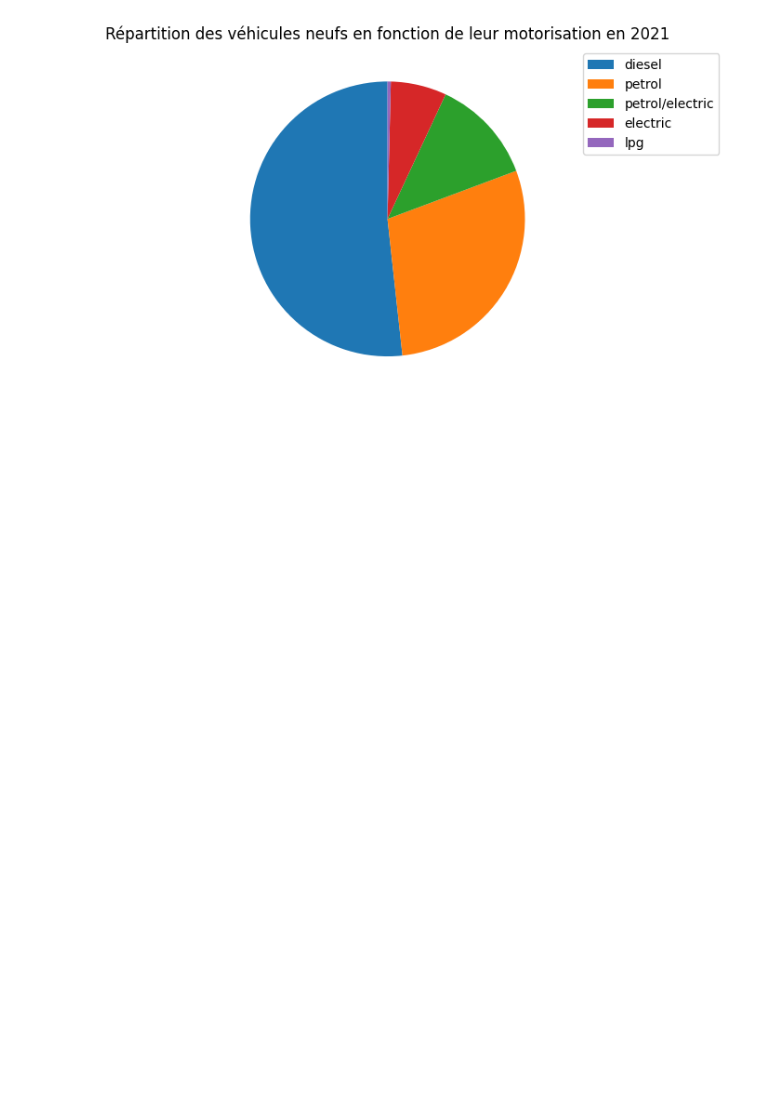
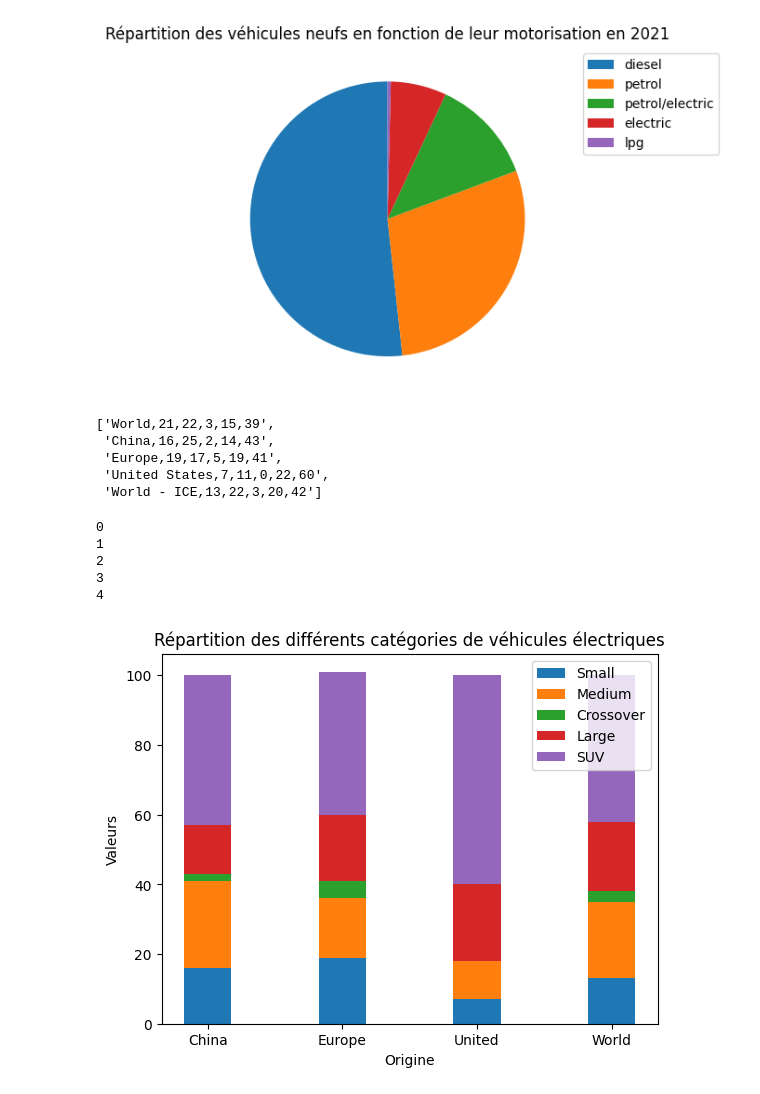
Before and after one commit to antoine-palazz/PyCar, a Jupyter notebook: notebooks/notebooks_unique/data_viz_eaa.ipynb, the cells around one changed output. Cells and saved outputs as stored; diff of their text form; code cells hidden in the pictures; blank space fills up the shorter version.

```diff
--- a/notebooks/notebooks_unique/data_viz_eaa.ipynb
+++ b/notebooks/notebooks_unique/data_viz_eaa.ipynb
@@ -14,6 +20,6 @@ repartitionvehiculesneufs_path = os.path.join(cwd,"sect-ind-auto-immat-energie.x
 repartitionvehiculesneufs = pd.read_excel(repartitionvehiculesneufs_path,header=3,)
 # %%
-data_repartition_vehicles_2022path = os.path.join(cwd,"breakdown-of-available-cars-by-powertrain-and-segment-2022.csv")
-data_repartition_vehicles_2022 = pd.read_csv(data_repartition_vehicles_2022path, low_memory=False, delimiter=';').fillna(0)
+data_repartition_vehicles_2022path = os.path.join(cwd_parent,"DOWNLOAD","breakdown-of-available-cars-by-powertrain-and-segment-2022.csv")
+data_repartition_vehicles_2022 = pd.read_csv(data_repartition_vehicles_2022path, low_memory=False, delimiter=';', header=3).fillna(0)
 # %%
 repartitionvehiculesneufs = repartitionvehiculesneufs.loc[[0,1,2,3,4,5],:]
@@ -150,6 +165,14 @@ def extraire_nombres_lettres(chaine):
 
 
     return numeros, mot
+# %%
+liste
+# %% [output]
+['World,21,22,3,15,39',
+ 'China,16,25,2,14,43',
+ 'Europe,19,17,5,19,41',
+ 'United States,7,11,0,22,60',
+ 'World - ICE,13,22,3,20,42']
 # %%
 label= extraire_nombres_lettres(',Small ,Medium ,Crossover,Large ,SUV')[1]
 dico={}
@@ -159,14 +182,21 @@ for i in range(1,len(liste)):
 # %%
 dico_valeurs={}
 for i in range(len(label)):
+    print(i)
     list=[]
     for elem in dico.keys():
         list.append(dico[elem][i])
     dico_valeurs[label[i]]=np.array(list)
+# %% [output]
+0
+1
+2
+3
+4
 # %%
 dico_somme={} #dictionnaire utilisé pour empiler les barres sur le graphique
 i=1
-dico_somme[0]=np.array([0,0,0])
+dico_somme[0]=np.array([0,0,0,0])
 for elem in dico_valeurs:
     dico_somme[i]=dico_somme[i-1]+dico_valeurs[elem]
     i=i+1
@@ -174,30 +204,32 @@ for elem in dico_valeurs:
 
 categories = dico.keys()  #on donne les différentes catégories de véhicules
 dico_valeurs={}
 for i in range(len(label)):
     list=[]
     for elem in dico.keys():
         list.append(dico[elem][i])
     dico_valeurs[label[i]]=list
 
 
 fig, ax = plt.subplots()
 
 bar_width = 0.35  # Largeur des barres
 
 indices = np.arange(len(categories))
 
 i=0
 for elem in dico_valeurs:  #on trace les barres
     bar=ax.bar(indices, dico_valeurs[elem], bar_width, bottom=dico_somme[i], label=elem)
     i=i+1
 
 
 ax.set_xlabel('Origine')
 ax.set_ylabel('Valeurs')
 ax.set_title('Répartition des différents catégories de véhicules électriques')
 ax.set_xticks(indices)
 ax.set_xticklabels(dico.keys())
 ax.legend()
 
 plt.show()
+# %% [output]
+[figure, added]
```
Also changed, not shown: parts of 5 cells of this notebook.
